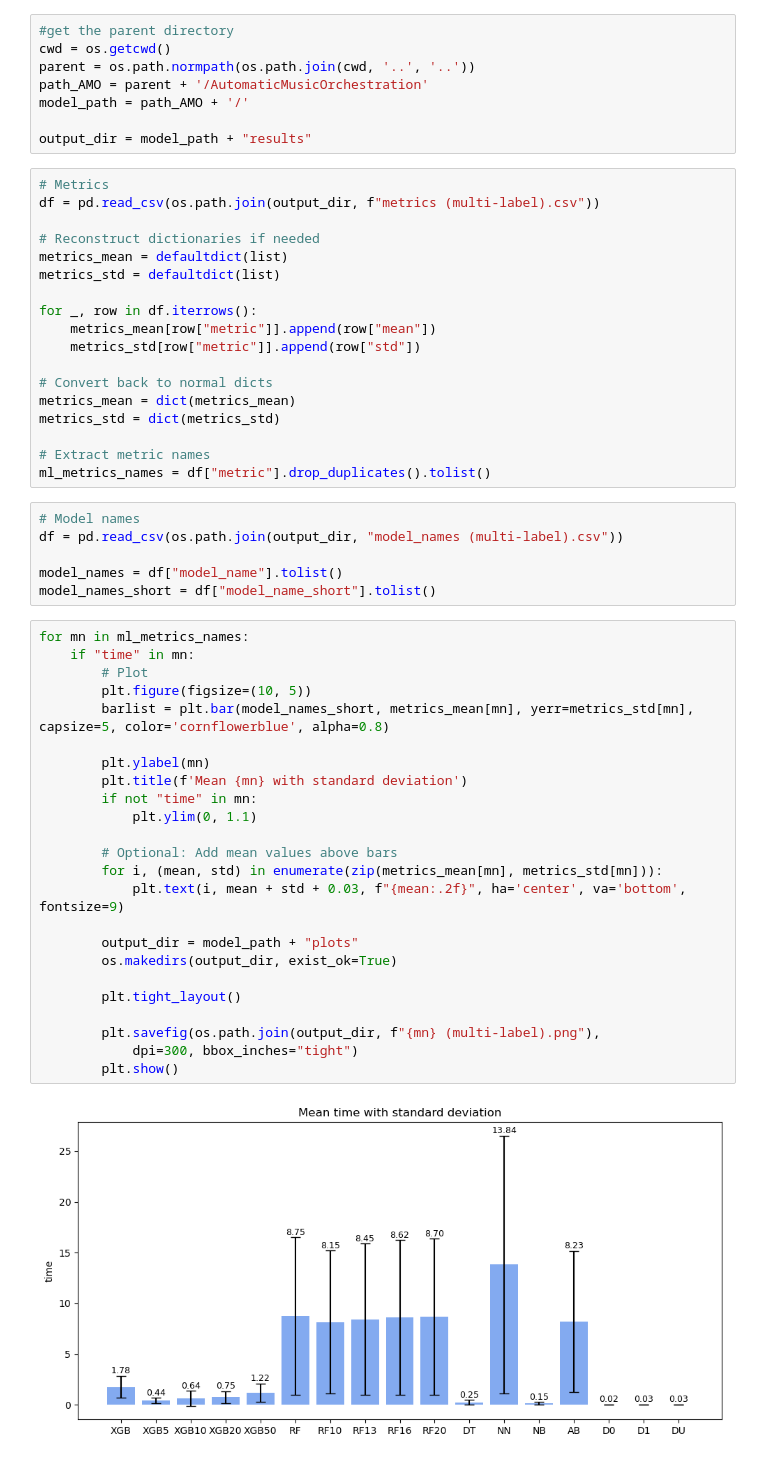
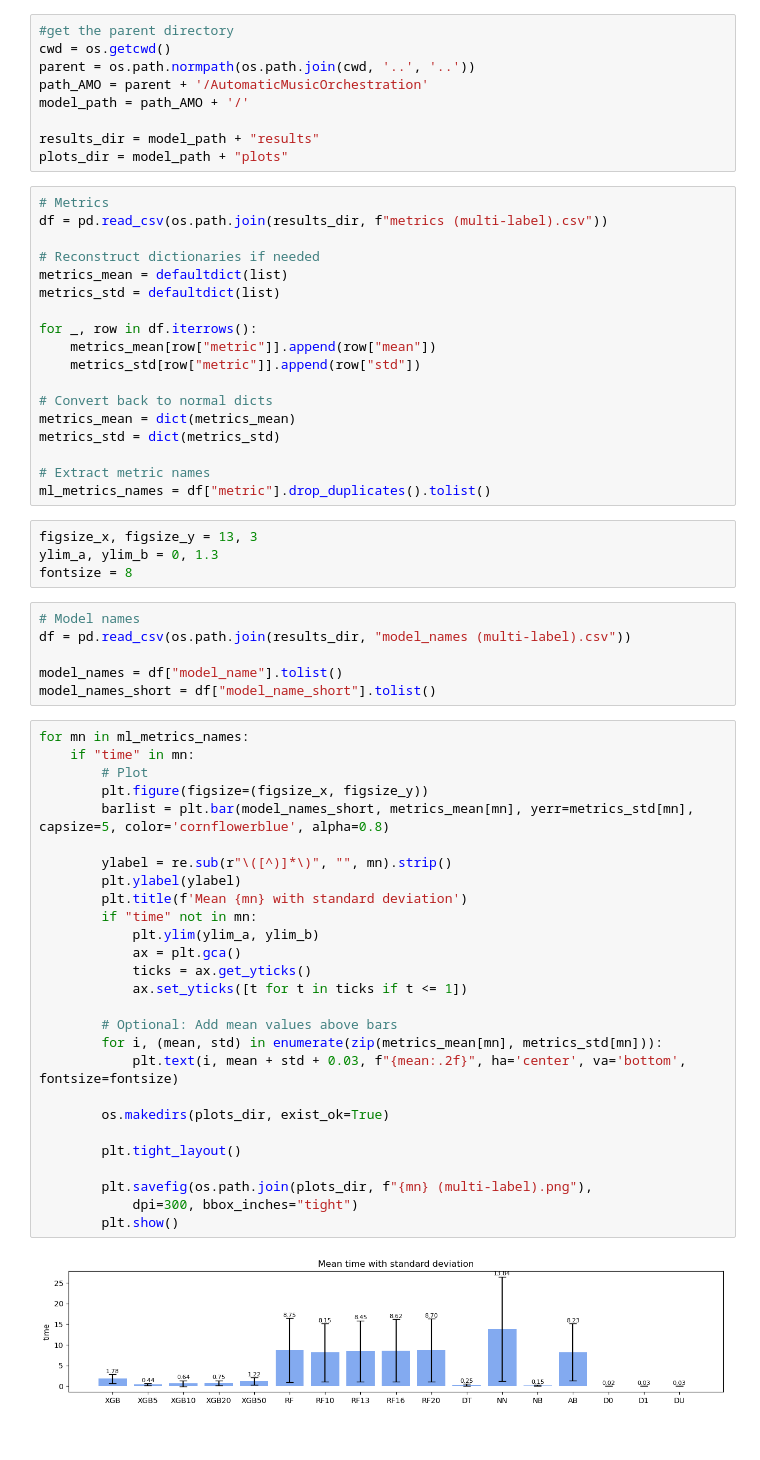
Before and after one commit to VelardeGissel/AutomaticMusicOrchestration, a Jupyter notebook: notebooks/amo_with_doublings_multiclass_evaluation_figures.ipynb, the cells around one changed output. Cells and saved outputs as stored; diff of their text form.

Commit message:
fix figures

```diff
--- a/notebooks/amo_with_doublings_multiclass_evaluation_figures.ipynb
+++ b/notebooks/amo_with_doublings_multiclass_evaluation_figures.ipynb
@@ -11,10 +12,11 @@ parent = os.path.normpath(os.path.join(cwd, '..', '..'))
 path_AMO = parent + '/AutomaticMusicOrchestration'
 model_path = path_AMO + '/'
 
-output_dir = model_path + "results"
+results_dir = model_path + "results"
+plots_dir = model_path + "plots"
 # %%
 # Metrics
-df = pd.read_csv(os.path.join(output_dir, f"metrics (multi-label).csv"))
+df = pd.read_csv(os.path.join(results_dir, f"metrics (multi-label).csv"))
 
 # Reconstruct dictionaries if needed
 metrics_mean = defaultdict(list)
@@ -30,35 +32,42 @@ metrics_std = dict(metrics_std)
 
 # Extract metric names
 ml_metrics_names = df["metric"].drop_duplicates().tolist()
+# %%
+figsize_x, figsize_y = 13, 3
+ylim_a, ylim_b = 0, 1.3
+fontsize = 8
 # %%
 # Model names
-df = pd.read_csv(os.path.join(output_dir, "model_names (multi-label).csv"))
+df = pd.read_csv(os.path.join(results_dir, "model_names (multi-label).csv"))
 
 model_names = df["model_name"].tolist()
 model_names_short = df["model_name_short"].tolist()
 # %%
 for mn in ml_metrics_names:
     if "time" in mn:
         # Plot
-        plt.figure(figsize=(10, 5))
+        plt.figure(figsize=(figsize_x, figsize_y))
         barlist = plt.bar(model_names_short, metrics_mean[mn], yerr=metrics_std[mn], capsize=5, color='cornflowerblue', alpha=0.8)
 
-        plt.ylabel(mn)
+        ylabel = re.sub(r"\([^)]*\)", "", mn).strip()
+        plt.ylabel(ylabel)
         plt.title(f'Mean {mn} with standard deviation')
-        if not "time" in mn:
-            plt.ylim(0, 1.1)
+        if "time" not in mn:
+            plt.ylim(ylim_a, ylim_b)
+            ax = plt.gca()
+            ticks = ax.get_yticks()
+            ax.set_yticks([t for t in ticks if t <= 1])
 
         # Optional: Add mean values above bars
         for i, (mean, std) in enumerate(zip(metrics_mean[mn], metrics_std[mn])):
-            plt.text(i, mean + std + 0.03, f"{mean:.2f}", ha='center', va='bottom', fontsize=9)
+            plt.text(i, mean + std + 0.03, f"{mean:.2f}", ha='center', va='bottom', fontsize=fontsize)
 
-        output_dir = model_path + "plots"
-        os.makedirs(output_dir, exist_ok=True)
+        os.makedirs(plots_dir, exist_ok=True)
 
         plt.tight_layout()
 
-        plt.savefig(os.path.join(output_dir, f"{mn} (multi-label).png"),
+        plt.savefig(os.path.join(plots_dir, f"{mn} (multi-label).png"),
             dpi=300, bbox_inches="tight")
         plt.show()
 # %% [output]
-[figure, old version]
+[figure, new version]
```
Also changed, not shown: parts of 9 cells of this notebook.
